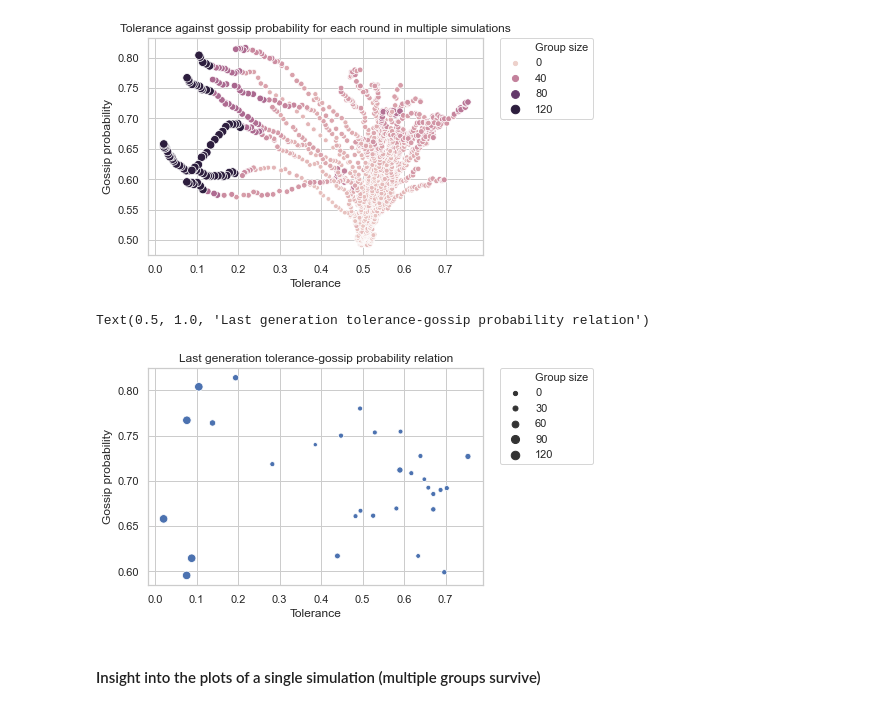
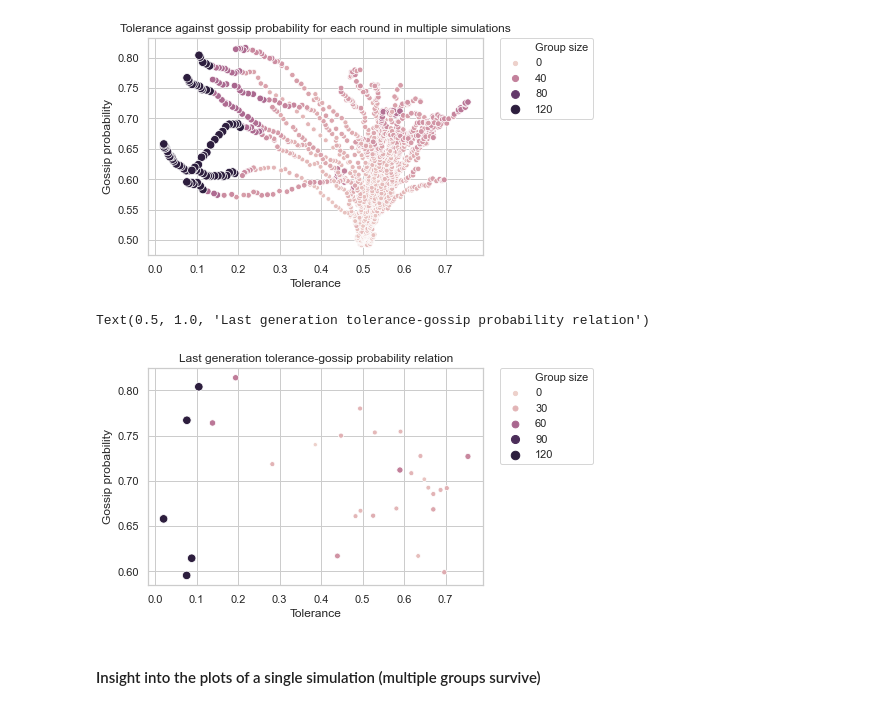
Before and after one commit to tomkouwenhoven/Master-Thesis, a Jupyter notebook: Sim_V2/plot_results.ipynb, the cells around one changed output. Saved outputs shown, nothing was run; the diff lists cells and outputs as text; code cells hidden in the pictures.

```diff
--- a/Sim_V2/plot_results.ipynb
+++ b/Sim_V2/plot_results.ipynb
@@ -241,12 +218,12 @@ plt.title('Tolerance against gossip probability for each round in multiple simul
 Text(0.5, 1.0, 'Tolerance against gossip probability for each round in multiple simulations')
 [figure]
 # %%
-sns.scatterplot(data=all_sims_generations_dfs.loc[all_sims_generations_dfs['Generation'] == 99], x='Tolerance', y='Gossip probability', size='Group size')
+sns.scatterplot(data=all_sims_generations_dfs.loc[all_sims_generations_dfs['Generation'] == 99], x='Tolerance', y='Gossip probability', size='Group size', hue='Group size')
 plt.legend(bbox_to_anchor=(1.05, 1), loc=2, borderaxespad=0.)
 plt.title('Last generation tolerance-gossip probability relation')
 # %% [output]
 Text(0.5, 1.0, 'Last generation tolerance-gossip probability relation')
-[figure, old version]
+[figure, new version]
 # %%
 # phenotype_df = pd.melt(all_sims_groups_dfs[['Generation', 'Gossip probability', 'Tolerance']], 'Generation', var_name='Measures', value_name='Value')
 # sns.relplot('Generation', 'Value', hue='Measures', data=phenotype_df, ci='sd', kind='line')
```
Also changed, not shown: parts of 4 cells of this notebook.
